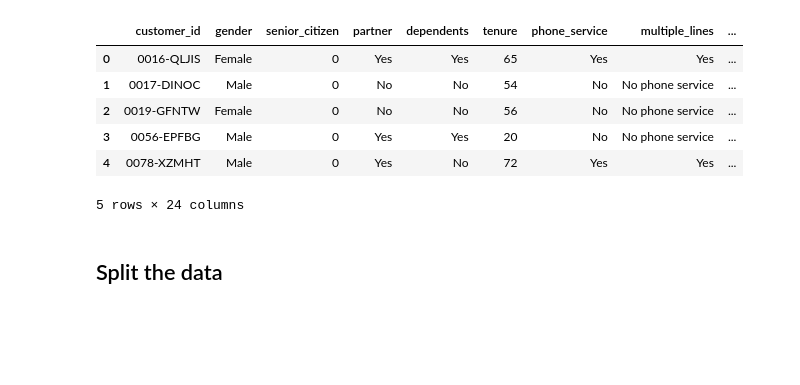
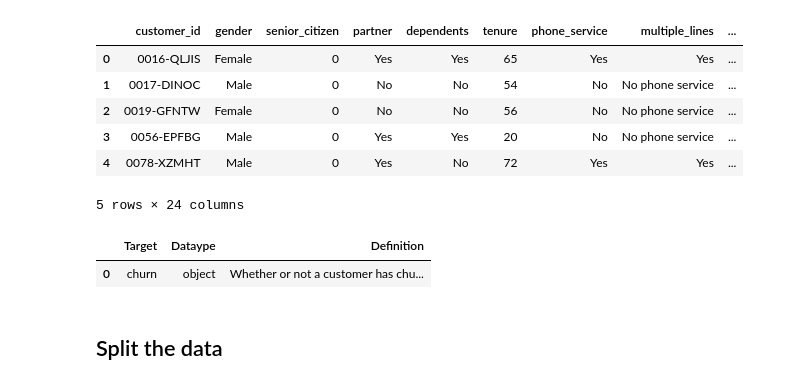
Before and after one commit to malachi-hale/Telco-project, a Jupyter notebook: Project_scratch_work.ipynb, the cells around one changed output. Cells and saved outputs as stored; diff of their text form; code cells hidden in the pictures; blank space fills up the shorter version.

```diff
--- a/Project_scratch_work.ipynb
+++ b/Project_scratch_work.ipynb
@@ -28,6 +28,21 @@ df.head()
 | 3 | 0056-EPFBG | Male | 0 | Yes | Yes | 20 | No | No phone service | ... |
 | 4 | 0078-XZMHT | Male | 0 | Yes | No | 72 | Yes | Yes | ... |
 5 rows × 24 columns
+# %%
+details = {
+    'Target' : ['churn'],
+    'Dataype' : [df.dtypes['churn']],
+    'Definition' : ['Whether or not a customer has churned'],
+}
+# %%
+dict_churn = pd.DataFrame(details)
+# %%
+dict_churn = dict_churn.style.hide_index()
+# %%
+dict_churn
+# %% [output]
+|  | Target | Dataype | Definition |
+| 0 | churn | object | Whether or not a customer has chu... |
 # %% [markdown]
 ## Split the data
 # %%
```
Also changed, not shown: 1 other file.
